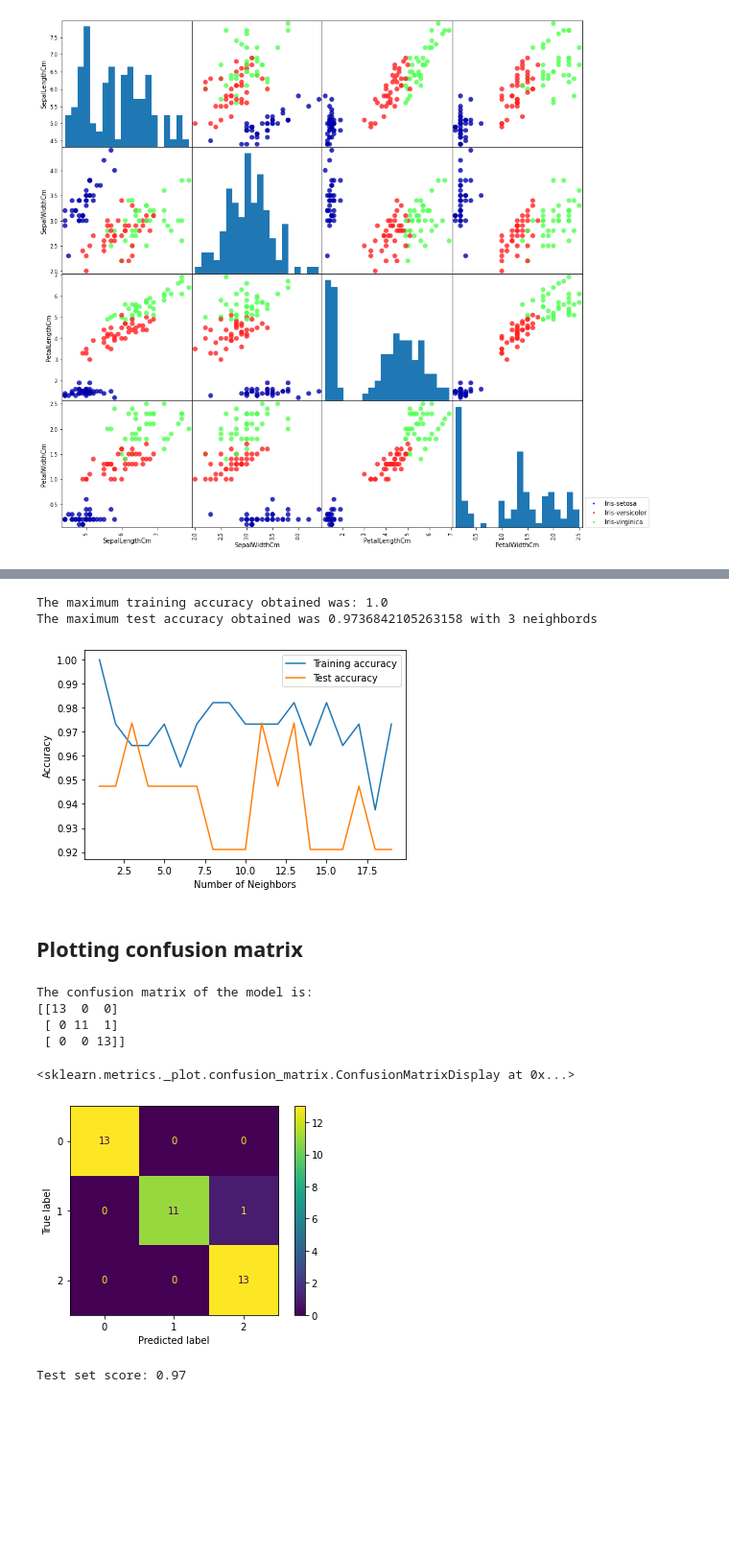
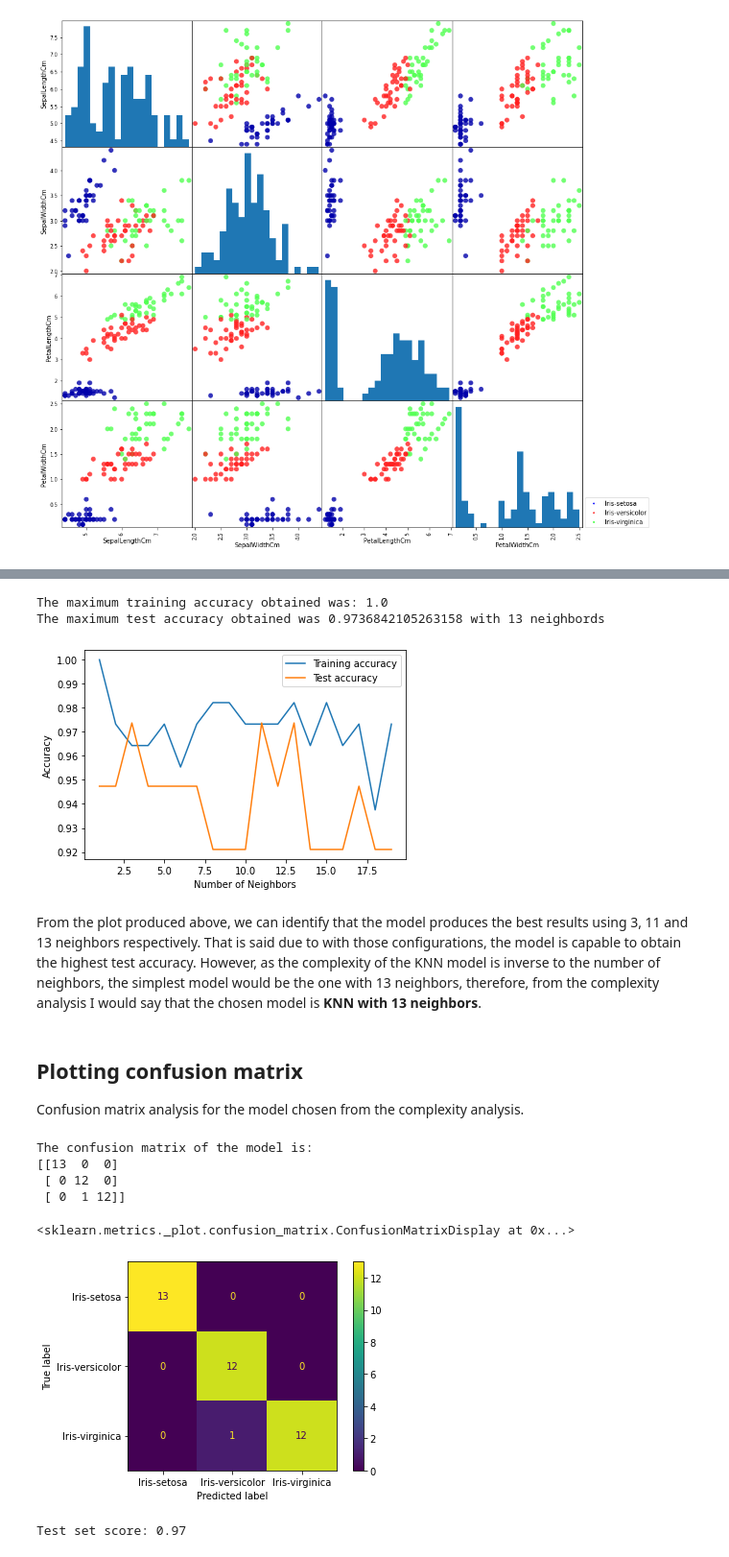
Before and after one commit to MikeS96/ml_course, a Jupyter notebook: Iris/Iris.ipynb, the cells around one changed output, grey strips where cells are left out. Shown at 96% size. Saved outputs shown, nothing was run; the diff lists cells and outputs as text; code cells hidden in the pictures; blank space fills up the shorter version.

Commit message:
Final version of Iris dataset with analysis and removed Wisconsin Breast cancer notebook from here

```diff
--- a/Iris/Iris.ipynb
+++ b/Iris/Iris.ipynb
@@ -163,7 +168,7 @@ for n_neighbors_ in neighbors_settings:
     test_acc = clf.score(X_test, y_test)
     test_accuracy.append(test_acc)
     # Storing best number of neighbords
-    if max_test_acc < test_acc:
+    if max_test_acc <= test_acc:
         max_test_acc = test_acc
         best_neighs = n_neighbors_
 
@@ -177,10 +182,14 @@ print('The maximum training accuracy obtained was: {}'.format(max(training_accur
 print('The maximum test accuracy obtained was {0} with {1} neighbords'.format(max_test_acc, best_neighs))
 # %% [output]
 The maximum training accuracy obtained was: 1.0
-The maximum test accuracy obtained was 0.9736842105263158 with 3 neighbords
+The maximum test accuracy obtained was 0.9736842105263158 with 13 neighbords
 [figure]
-# %% [markdown]
-## Plotting confusion matrix
+# %% [markdown]
+From the plot produced above, we can identify that the model produces the best results using 3, 11 and 13 neighbors respectively. That is said due to with those configurations, the model is capable to obtain the highest test accuracy. However, as the complexity of the KNN model is inverse to the number of neighbors, the simplest model would be the one with 13 neighbors, therefore, from the complexity analysis I would say that the chosen model is **KNN with 13 neighbors**.
+# %% [markdown]
+## Plotting confusion matrix
+
+Confusion matrix analysis for the model chosen from the complexity analysis.
 # %%
 # Make a prediction
 from sklearn.metrics import confusion_matrix
@@ -194,15 +203,15 @@ print('The confusion matrix of the model is: \n{}'.format(cm))
 # %% [output]
 The confusion matrix of the model is:
 [[13  0  0]
- [ 0 11  1]
- [ 0  0 13]]
+ [ 0 12  0]
+ [ 0  1 12]]
 # %%
 from sklearn.metrics import plot_confusion_matrix
 
-plot_confusion_matrix(clf, X_test, y_test)
+plot_confusion_matrix(clf, X_test, y_test, display_labels = labels)
 # %% [output]
 <sklearn.metrics._plot.confusion_matrix.ConfusionMatrixDisplay at 0x...>
-[figure, old version]
+[figure, new version]
 # %%
 # Computing accuracy
 print('Test set score: {:.2f}'.format(clf.score(X_test, y_test)))
```
Also changed, not shown: parts of 10 cells of this notebook.
